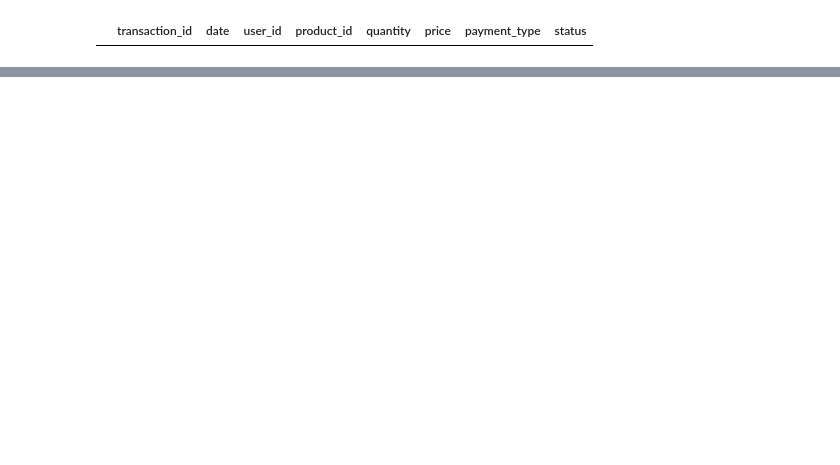
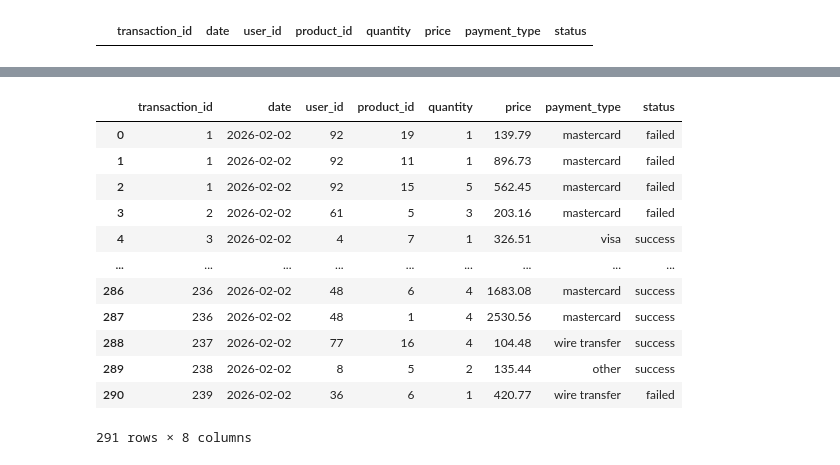
Before and after one commit to Santiago-Beltran/ecommerce-full-ETL-process, a Jupyter notebook: OLTP/main.ipynb, the cells around one changed output, grey strips where cells are left out. Saved outputs shown, nothing was run; the diff lists cells and outputs as text; code cells hidden in the pictures; blank space fills up the shorter version.

```diff
--- a/OLTP/main.ipynb
+++ b/OLTP/main.ipynb
@@ -143,0 +138,17 @@ Inserted 300 transactions (attempted 300).
+# %%
+df_transactions = pd.read_sql_query('SELECT * FROM transactions', conn)
+df_transactions
+# %% [output]
+|  | transaction_id | date | user_id | product_id | quantity | price | payment_type | status |
+| 0 | 1 | 2026-02-02 | 92 | 19 | 1 | 139.79 | mastercard | failed |
+| 1 | 1 | 2026-02-02 | 92 | 11 | 1 | 896.73 | mastercard | failed |
+| 2 | 1 | 2026-02-02 | 92 | 15 | 5 | 562.45 | mastercard | failed |
+| 3 | 2 | 2026-02-02 | 61 | 5 | 3 | 203.16 | mastercard | failed |
+| 4 | 3 | 2026-02-02 | 4 | 7 | 1 | 326.51 | visa | success |
+| ... | ... | ... | ... | ... | ... | ... | ... | ... |
+| 286 | 236 | 2026-02-02 | 48 | 6 | 4 | 1683.08 | mastercard | success |
+| 287 | 236 | 2026-02-02 | 48 | 1 | 4 | 2530.56 | mastercard | success |
+| 288 | 237 | 2026-02-02 | 77 | 16 | 4 | 104.48 | wire transfer | success |
+| 289 | 238 | 2026-02-02 | 8 | 5 | 2 | 135.44 | other | success |
+| 290 | 239 | 2026-02-02 | 36 | 6 | 1 | 420.77 | wire transfer | failed |
+291 rows × 8 columns
```
Also changed, not shown: parts of 17 cells of this notebook, 3 other files.
